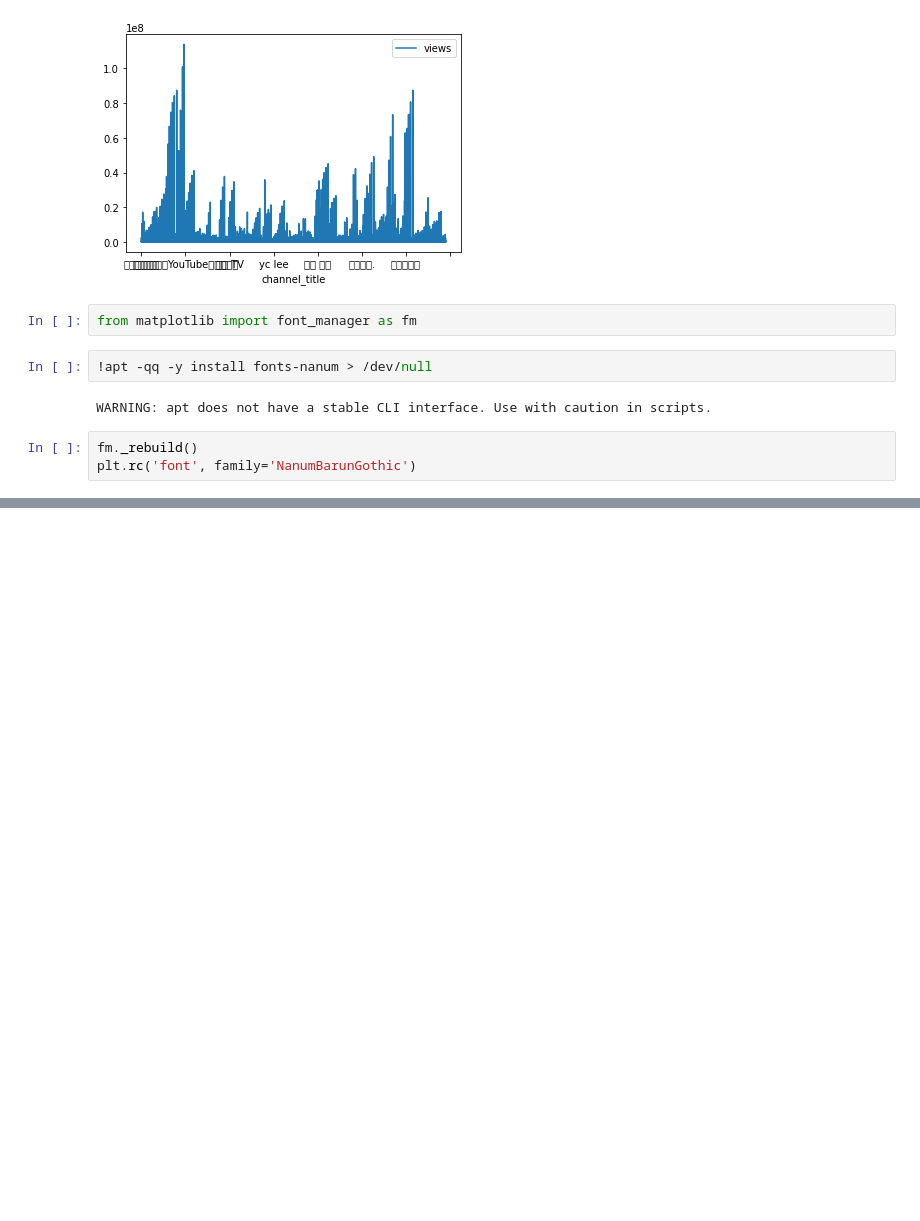
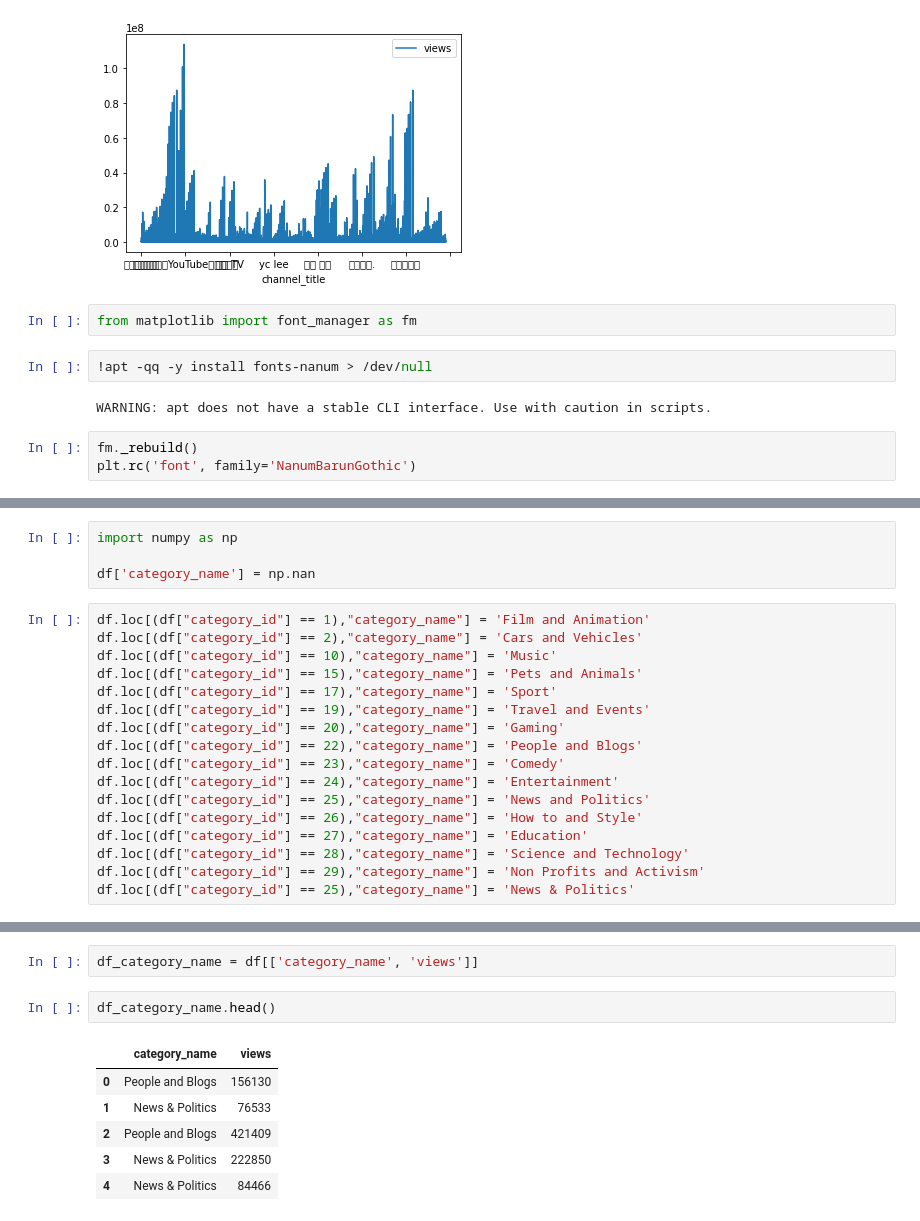
Before and after one commit to bldev2473/KaggleWithColab, a Jupyter notebook: TrendingYouTubeVideoStatistics.ipynb, the cells around one changed output, grey strips where cells are left out. Saved outputs shown, nothing was run; the diff lists cells and outputs as text; blank space fills up the shorter version.

```diff
--- a/TrendingYouTubeVideoStatistics.ipynb
+++ b/TrendingYouTubeVideoStatistics.ipynb
@@ -221,0 +245,21 @@ df.plot.scatter(x='comment_count', y='dislikes', color='DarkGreen', label='disli
+# %%
+import numpy as np
+
+df['category_name'] = np.nan
+# %%
+df.loc[(df["category_id"] == 1),"category_name"] = 'Film and Animation'
+df.loc[(df["category_id"] == 2),"category_name"] = 'Cars and Vehicles'
+df.loc[(df["category_id"] == 10),"category_name"] = 'Music'
+df.loc[(df["category_id"] == 15),"category_name"] = 'Pets and Animals'
+df.loc[(df["category_id"] == 17),"category_name"] = 'Sport'
+df.loc[(df["category_id"] == 19),"category_name"] = 'Travel and Events'
+df.loc[(df["category_id"] == 20),"category_name"] = 'Gaming'
+df.loc[(df["category_id"] == 22),"category_name"] = 'People and Blogs'
+df.loc[(df["category_id"] == 23),"category_name"] = 'Comedy'
+df.loc[(df["category_id"] == 24),"category_name"] = 'Entertainment'
+df.loc[(df["category_id"] == 25),"category_name"] = 'News and Politics'
+df.loc[(df["category_id"] == 26),"category_name"] = 'How to and Style'
+df.loc[(df["category_id"] == 27),"category_name"] = 'Education'
+df.loc[(df["category_id"] == 28),"category_name"] = 'Science and Technology'
+df.loc[(df["category_id"] == 29),"category_name"] = 'Non Profits and Activism'
+df.loc[(df["category_id"] == 25),"category_name"] = 'News & Politics'
@@ -221,0 +278,11 @@ df.plot.scatter(x='comment_count', y='dislikes', color='DarkGreen', label='disli
+# %%
+df_category_name = df[['category_name', 'views']]
+# %%
+df_category_name.head()
+# %% [output]
+|  | category_name | views |
+| 0 | People and Blogs | 156130 |
+| 1 | News & Politics | 76533 |
+| 2 | People and Blogs | 421409 |
+| 3 | News & Politics | 222850 |
+| 4 | News & Politics | 84466 |
```
Also changed, not shown: parts of 8 cells of this notebook.
